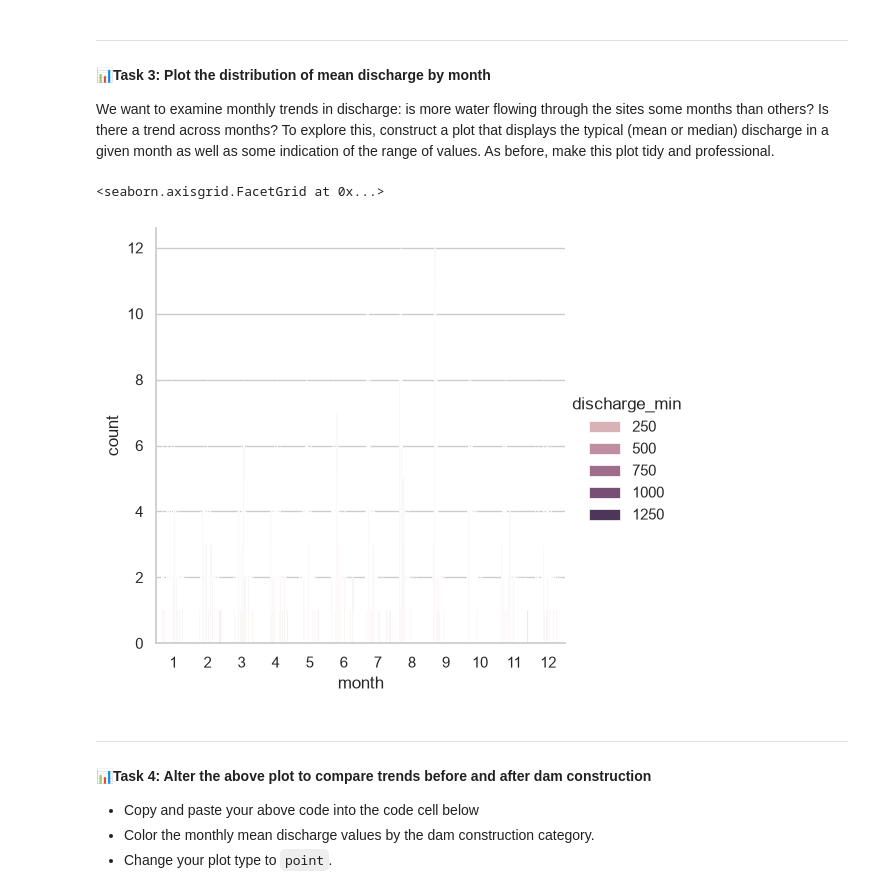
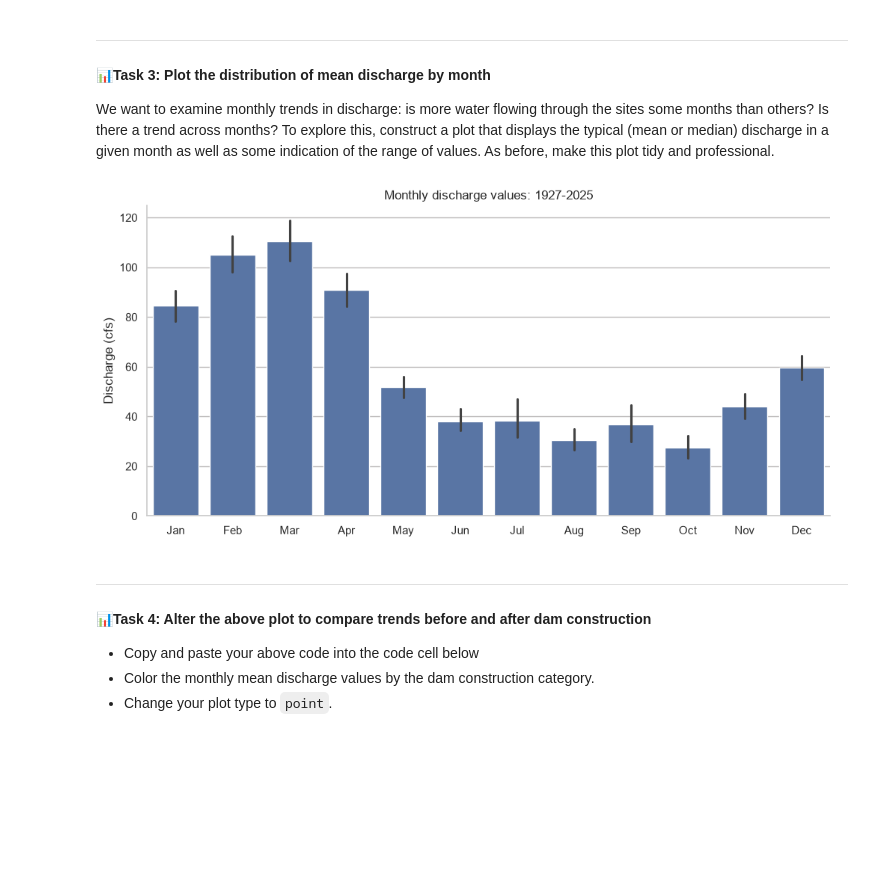
Before and after one commit to lamthieu1101/ENV700, a Jupyter notebook: lessons/M5-L-visualization-exercises.ipynb, the cells around one changed output. Saved outputs shown, nothing was run; the diff lists cells and outputs as text; code cells hidden in the pictures; blank space fills up the shorter version.

```diff
--- a/lessons/M5-L-visualization-exercises.ipynb
+++ b/lessons/M5-L-visualization-exercises.ipynb
@@ -97,11 +98,9 @@ USGS_flow['month_abb'] = pd.Categorical(
 )
 # %%
 #Create a column indicating whether the record was collected before, during, or after dam construction
-def year_class(year):
-    if year==1982: return 'After'
-    elif year >= 1979: return 'Before'
-    else: return 'During'
+def dam_status(year):
+    if year < 1978: return 'Before'
+    elif year < 1981: return 'During'
+    else: return 'After'
 
-USGS_flow['year_class'] = USGS_flow['year'].map(year_class)
-
-USGS_flow.describe()
+USGS_flow['dam'] = USGS_flow['year'].map(dam_status)
@@ -134,7 +123,15 @@ USGS_flow.head(5)
 * Set two of the theme's runtime configuration (`rc`) options. ([Hint](https://seaborn.pydata.org/generated/seaborn.axes_style.html))
 # %%
 # Set the default theme attributes
-sns.set_theme(style='whitegrid')
+sns.set_theme(
+    style='whitegrid',
+    context='notebook',
+    palette='deep',
+    rc = {
+        'grid.color': "#BBB8B8",
+        'grid.linestyle': '-',
+    }
+)
 # %% [markdown]
 #### 📊Task 1: Plot discharge over time
 * Create a line plot showing values of mean discharge over the span of the data we have.
@@ -201,17 +209,21 @@ sns.catplot(
 We want to examine monthly trends in discharge: is more water flowing through the sites some months than others? Is there a trend across months? To explore this, construct a plot that displays the typical (mean or median) discharge in a given month as well as some indication of the range of values. As before, make this plot tidy and professional.
 # %%
 # Plot mean discharge by month
-sns.catplot(
-    data=USGS_flow,
-    hue='discharge_min',
-    x ='month',
-    kind = 'count',
-    linewidth = 0.5,
+g = sns.catplot(
+    data = USGS_flow,
+    y='discharge_mean',
+    kind='bar',
+    x='month_abb',
+    aspect=2
+)
 
-)
+g.set(
+    title='Monthly discharge values: 1927-2025',
+    xlabel = '',
+    ylabel='Discharge (cfs)'
+);
 # %% [output]
-<seaborn.axisgrid.FacetGrid at 0x...>
-[figure, old version]
+[figure, new version]
 # %% [markdown]
 ---
 #### 📊Task 4: Alter the above plot to compare trends before and after dam construction
```
Also changed, not shown: parts of 7 cells of this notebook.
